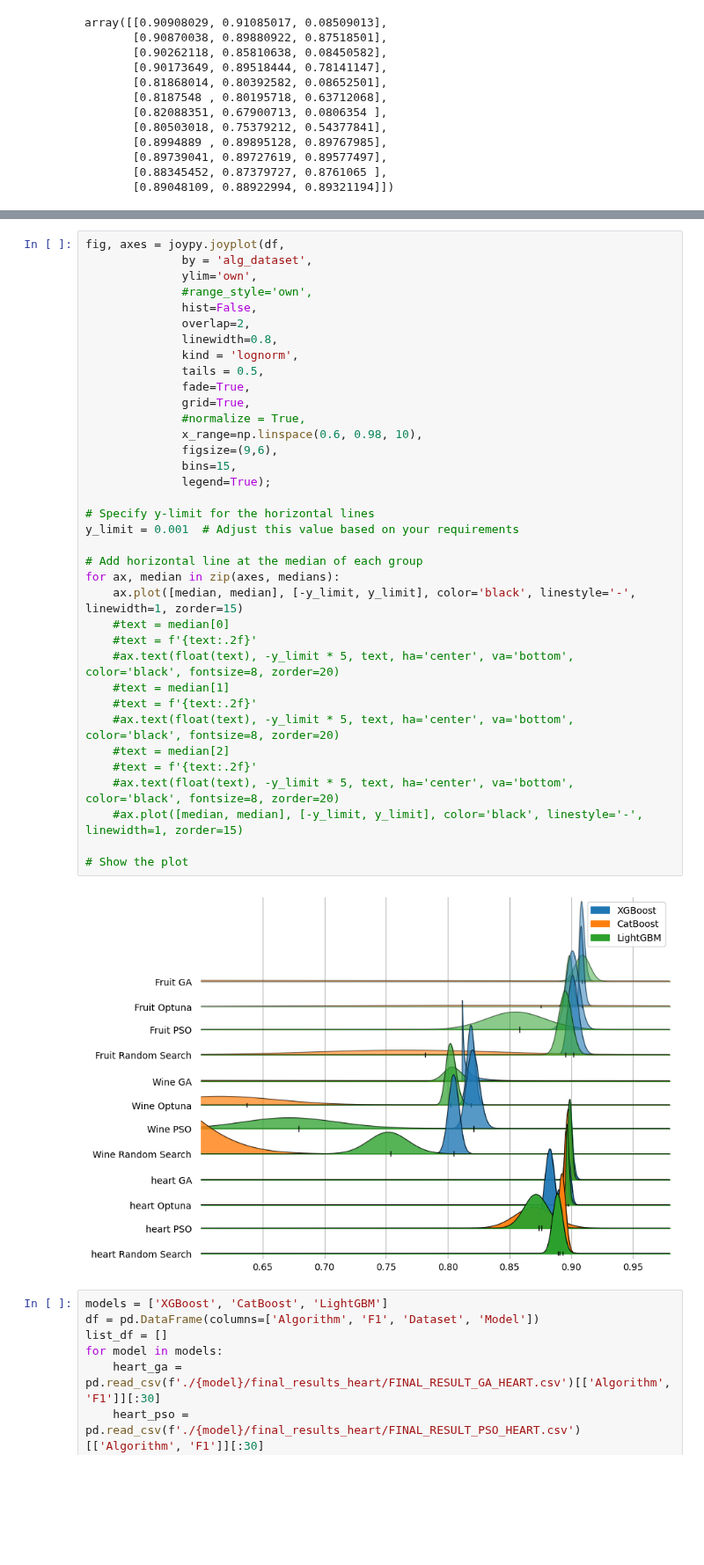
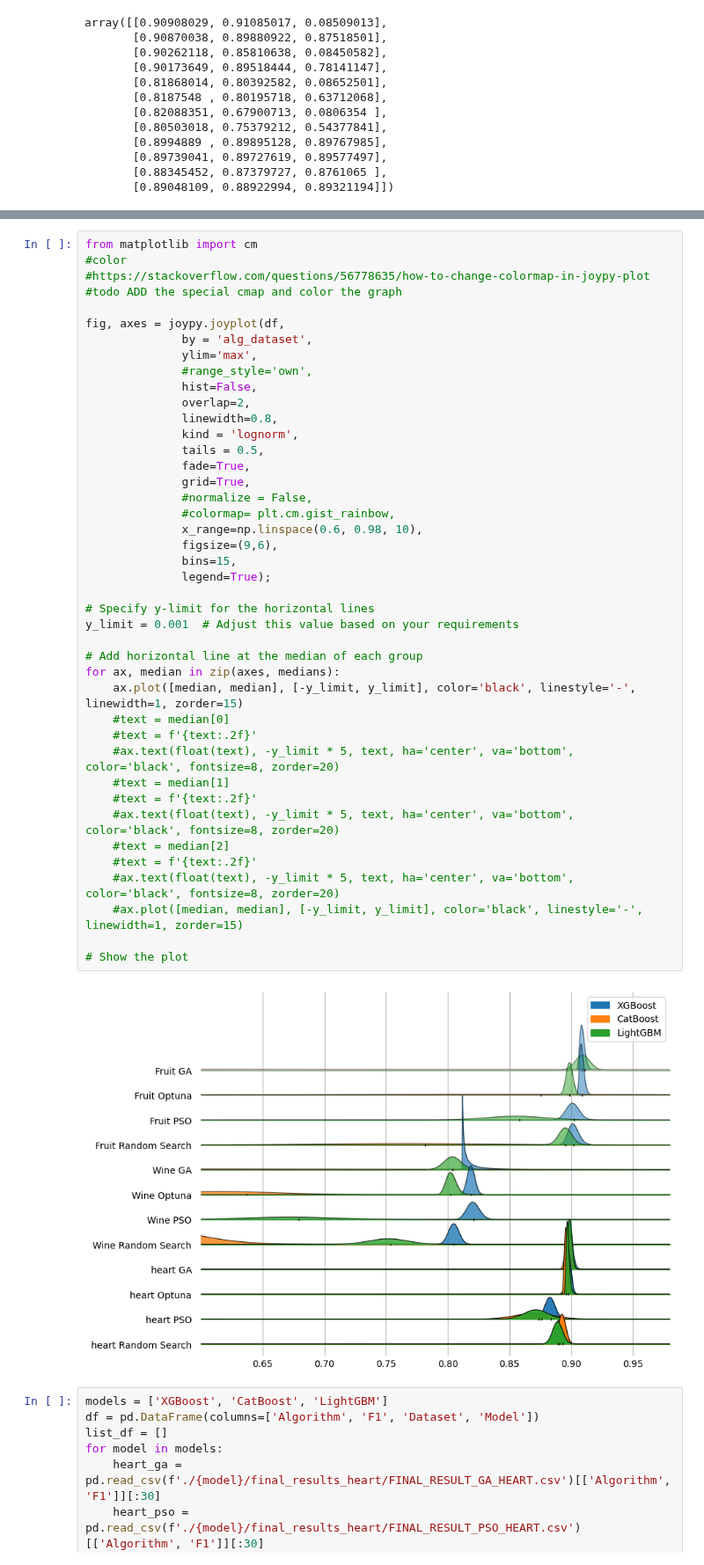
Before and after one commit to fell100/Metaheuristics_And_Tuning, a Jupyter notebook: Master/stats/XGBoost_stats.ipynb, the cells around one changed output, grey strips where cells are left out. Shown at 88% size. Drawn from its saved outputs; the diff is of its cells as text; blank space fills up the shorter version.

```diff
--- a/Master/stats/XGBoost_stats.ipynb
+++ b/Master/stats/XGBoost_stats.ipynb
@@ -94,41 +133,47 @@ array([[0.90908029, 0.91085017, 0.08509013],
 # %%
+from matplotlib import cm
+#color
+#https://stackoverflow.com/questions/56778635/how-to-change-colormap-in-joypy-plot
+#todo ADD the special cmap and color the graph
+
 fig, axes = joypy.joyplot(df,
               by = 'alg_dataset',
-              ylim='own',
+              ylim='max',
               #range_style='own',
               hist=False,
               overlap=2,
               linewidth=0.8,
               kind = 'lognorm',
               tails = 0.5,
               fade=True,
               grid=True,
-              #normalize = True,
+              #normalize = False,
+              #colormap= plt.cm.gist_rainbow,
               x_range=np.linspace(0.6, 0.98, 10),
               figsize=(9,6),
               bins=15,
               legend=True);
 
 # Specify y-limit for the horizontal lines
 y_limit = 0.001  # Adjust this value based on your requirements
 
 # Add horizontal line at the median of each group
 for ax, median in zip(axes, medians):
     ax.plot([median, median], [-y_limit, y_limit], color='black', linestyle='-', linewidth=1, zorder=15)
     #text = median[0]
     #text = f'{text:.2f}'
     #ax.text(float(text), -y_limit * 5, text, ha='center', va='bottom', color='black', fontsize=8, zorder=20)
     #text = median[1]
     #text = f'{text:.2f}'
     #ax.text(float(text), -y_limit * 5, text, ha='center', va='bottom', color='black', fontsize=8, zorder=20)
     #text = median[2]
     #text = f'{text:.2f}'
     #ax.text(float(text), -y_limit * 5, text, ha='center', va='bottom', color='black', fontsize=8, zorder=20)
     #ax.plot([median, median], [-y_limit, y_limit], color='black', linestyle='-', linewidth=1, zorder=15)
 
 # Show the plot
 # %% [output]
-[figure, old version]
+[figure, new version]
 # %%
 models = ['XGBoost', 'CatBoost', 'LightGBM']
 df = pd.DataFrame(columns=['Algorithm', 'F1', 'Dataset', 'Model'])
```
Also changed, not shown: parts of 3 cells of this notebook, 3 other files.
